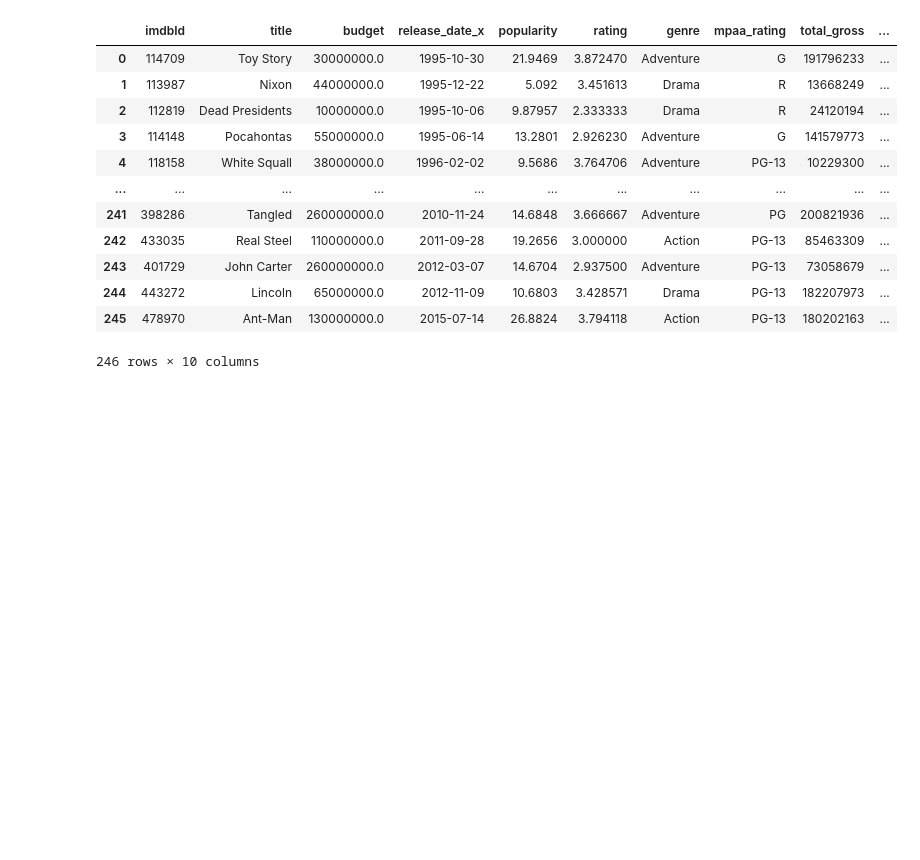
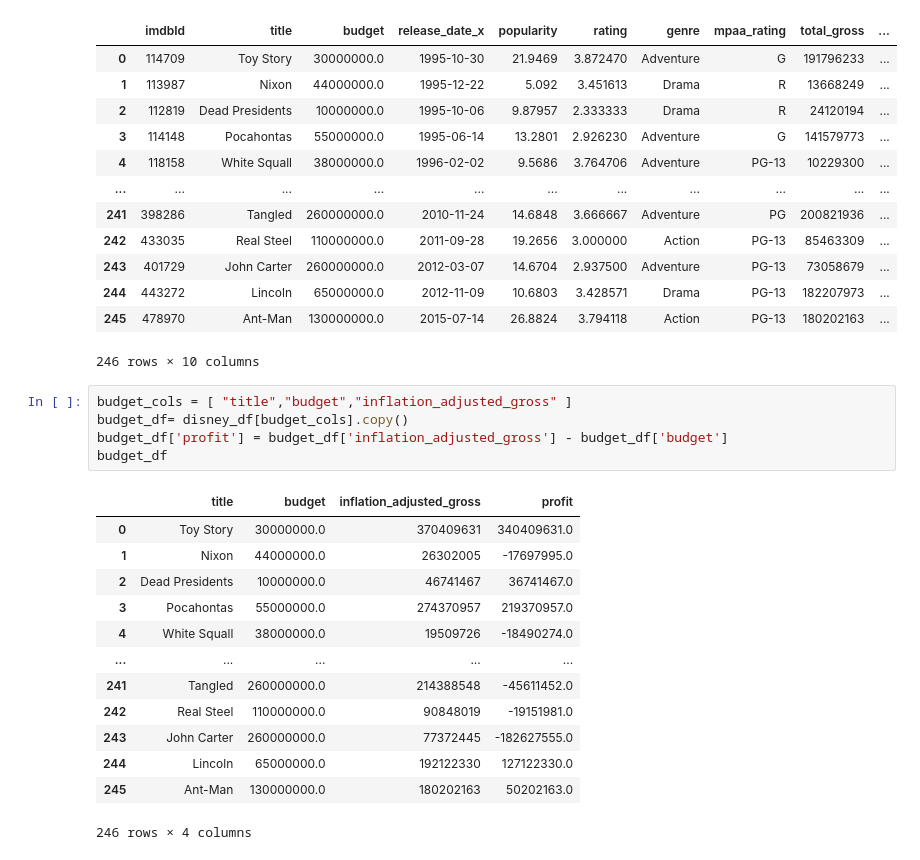
Before and after one commit to theriotn95/ETL-Project, a Jupyter notebook: movies_etl.ipynb, the cells around one changed output. Drawn from its saved outputs; the diff is of its cells as text; blank space fills up the shorter version.

```diff
--- a/movies_etl.ipynb
+++ b/movies_etl.ipynb
@@ -240,3 +241,22 @@ disney_df
 | 244 | 443272 | Lincoln | 65000000.0 | 2012-11-09 | 10.6803 | 3.428571 | Drama | PG-13 | 182207973 | ... |
 | 245 | 478970 | Ant-Man | 130000000.0 | 2015-07-14 | 26.8824 | 3.794118 | Action | PG-13 | 180202163 | ... |
 246 rows × 10 columns
+# %%
+budget_cols = [ "title","budget","inflation_adjusted_gross" ]
+budget_df= disney_df[budget_cols].copy()
+budget_df['profit'] = budget_df['inflation_adjusted_gross'] - budget_df['budget']
+budget_df
+# %% [output]
+|  | title | budget | inflation_adjusted_gross | profit |
+| 0 | Toy Story | 30000000.0 | 370409631 | 340409631.0 |
+| 1 | Nixon | 44000000.0 | 26302005 | -17697995.0 |
+| 2 | Dead Presidents | 10000000.0 | 46741467 | 36741467.0 |
+| 3 | Pocahontas | 55000000.0 | 274370957 | 219370957.0 |
+| 4 | White Squall | 38000000.0 | 19509726 | -18490274.0 |
+| ... | ... | ... | ... | ... |
+| 241 | Tangled | 260000000.0 | 214388548 | -45611452.0 |
+| 242 | Real Steel | 110000000.0 | 90848019 | -19151981.0 |
+| 243 | John Carter | 260000000.0 | 77372445 | -182627555.0 |
+| 244 | Lincoln | 65000000.0 | 192122330 | 127122330.0 |
+| 245 | Ant-Man | 130000000.0 | 180202163 | 50202163.0 |
+246 rows × 4 columns
```
Also changed, not shown: parts of 6 cells of this notebook, 2 other files.
